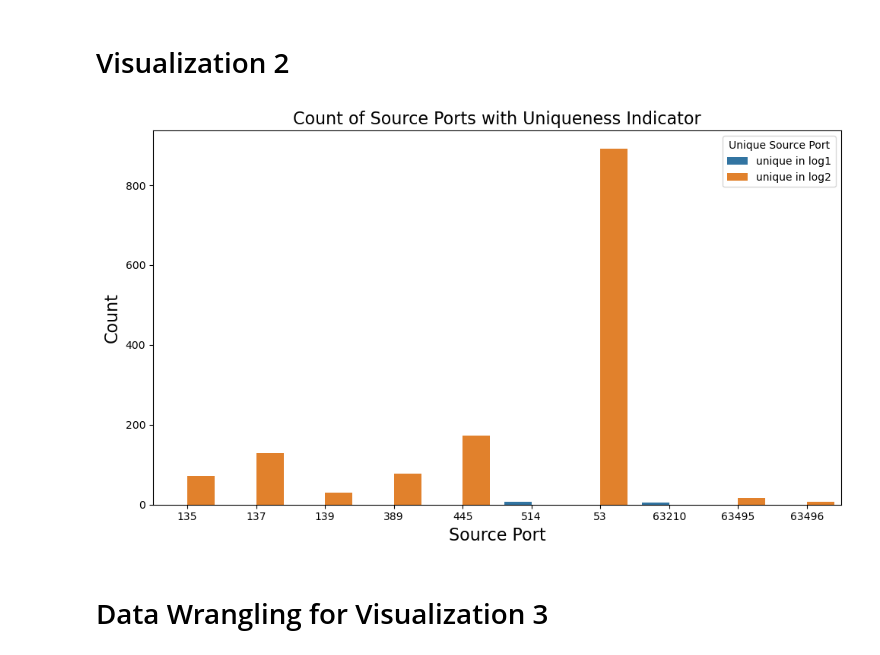
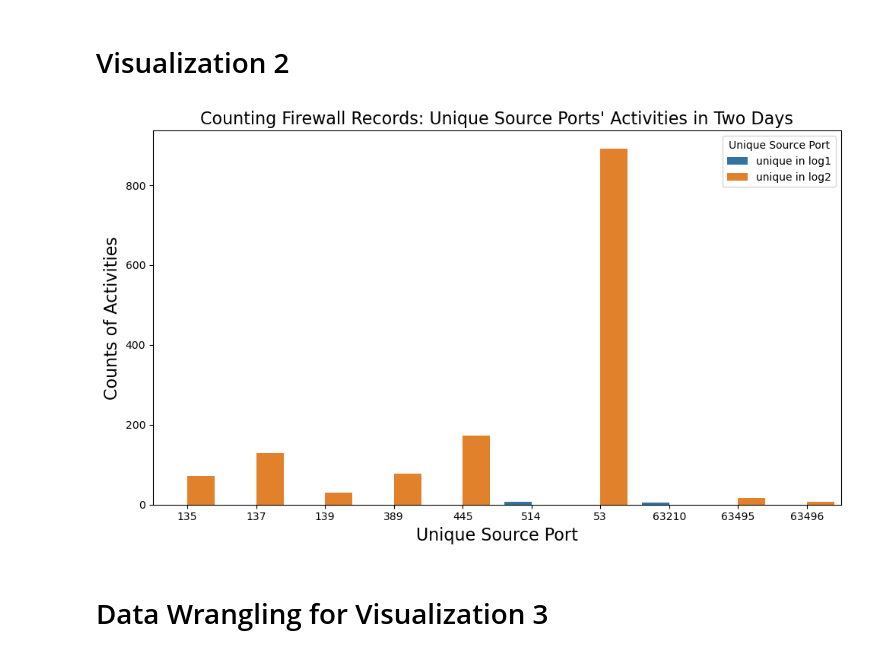
Before and after one commit to ssusnea/sds235-hw4, a Jupyter notebook: Firewall_vis.ipynb, the cells around one changed output. Drawn from its saved outputs; the diff is of its cells as text; code cells hidden in the pictures.

Commit message:
minor changes to firewall vis

```diff
--- a/Firewall_vis.ipynb
+++ b/Firewall_vis.ipynb
@@ -79,22 +79,22 @@ source_port_counts = filtered_top10.groupby(['Source port', 'unique source port'
 # %%
 # Define the desired order for the legend
 hue_order = ['unique in log1', 'unique in log2']  # Reversed order
 
 # Plotting
 plt.figure(figsize=(10, 6))
 sns.barplot(data=source_port_counts, x='Source port', y='count_source_port', hue='unique source port', hue_order=hue_order)
 
 # Customizing the plot
-plt.title("Count of Source Ports with Uniqueness Indicator", fontsize=16)
-plt.xlabel("Source Port", fontsize=16)
-plt.ylabel("Count", fontsize=16)
+plt.title("Counting Firewall Records: Unique Source Ports' Activities in Two Days", fontsize=16)
+plt.xlabel("Unique Source Port", fontsize=16)
+plt.ylabel("Counts of Activities", fontsize=16)
 plt.legend(title = "Unique Source Port")
 plt.tight_layout()
 
 # Display the plot
 plt.show()
 # %% [output]
-[figure, old version]
+[figure, new version]
 # %% [markdown]
 # Data Wrangling for Visualization 3
 # %% [markdown]
```
Also changed, not shown: parts of 1 cell of this notebook.
